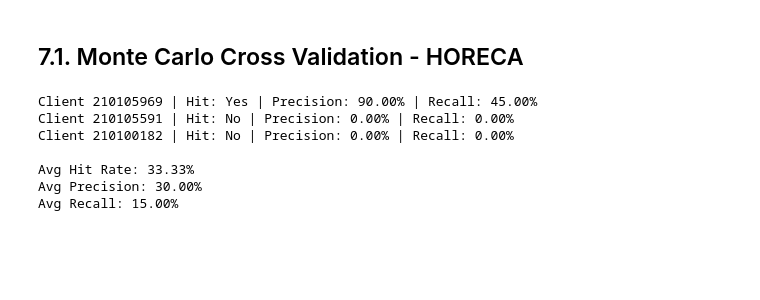
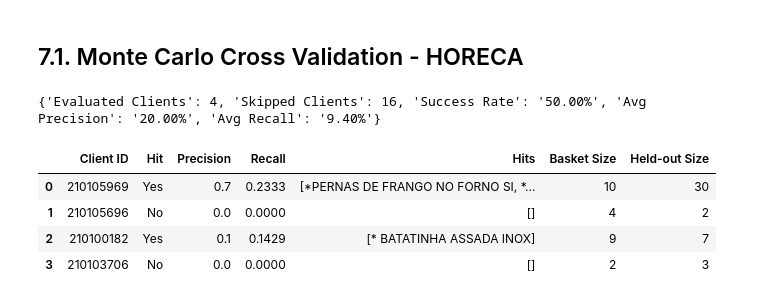
Before and after one commit to gugaaa1904/BC, a Jupyter notebook: Case 3 pt.2.ipynb, the cells around one changed output. Cells and saved outputs as stored; diff of their text form; code cells hidden in the pictures; blank space fills up the shorter version.

```diff
--- a/Case 3 pt.2.ipynb
+++ b/Case 3 pt.2.ipynb
@@ -1056,11 +1061,12 @@ Avg Recall: 11.36%
 # %% [markdown]
 ## 7.1. Monte Carlo Cross Validation - HORECA
 # %%
-def monte_carlo_cross_validation_horeca(data, rules_df, similarities, cutoff='2022-10-01', top_n=10, similarity_metric='cosine'):
-    top_clients = data['Client ID'].value_counts().head(10).index.tolist()
+def monte_carlo_cross_validation_horeca(data, rules_df, similarities, cutoff='2022-12-01', top_n=10, similarity_metric='cosine'):
+    top_clients = data['Client ID'].value_counts().head(20).index.tolist()
     hit_counts = []
     precision_scores = []
     recall_scores = []
+    detailed_results = []
 
     for client_id in top_clients:
         client_data = data[data['Client ID'] == client_id].copy()
@@ -1086,8 +1092,9 @@ def monte_carlo_cross_validation_horeca(data, rules_df, similarities, cutoff='20
 
         held_out = set(future_basket)
         current_basket = set(obs_basket)
+        recs = checkout_recommendations(current_basket, rules_df, similarities, top_n=top_n, similarity_metric=similarity_metric)
+        recs = recs.head(top_n)
 
-        recs = checkout_recommendations(current_basket, rules_df, similarities, top_n=top_n, similarity_metric=similarity_metric)
         if recs.empty or 'Recommended Item' not in recs.columns:
             continue
 
@@ -1095,33 +1102,48 @@ def monte_carlo_cross_validation_horeca(data, rules_df, similarities, cutoff='20
         hits = held_out.intersection(recommended_items)
         precision = len(hits) / top_n
         recall = len(hits) / len(held_out)
-
-        hit_counts.append(len(hits) > 0)
+        hit = len(hits) > 0
+        hit_counts.append(hit)
         precision_scores.append(precision)
         recall_scores.append(recall)
 
-        print(f"Client {client_id} | Hit: {'Yes' if hits else 'No'} | Precision: {precision:.2%} | Recall: {recall:.2%}")
+        detailed_results.append({
+            'Client ID': client_id,
+            'Hit': 'Yes' if hit else 'No',
+            'Precision': round(precision, 4),
+            'Recall': round(recall, 4),
+            'Hits': list(hits),
+            'Basket Size': len(current_basket),
+            'Held-out Size': len(held_out)})
 
-    if precision_scores:
-        print(f"\nAvg Hit Rate: {sum(hit_counts) / len(hit_counts):.2%}")
-        print(f"Avg Precision: {sum(precision_scores) / len(precision_scores):.2%}")
-        print(f"Avg Recall: {sum(recall_scores) / len(recall_scores):.2%}")
+    results_df = pd.DataFrame(detailed_results)
+    summary = {}
+
+    if not results_df.empty:
+        summary = {
+            'Evaluated Clients': len(results_df),
+            'Skipped Clients': len(top_clients) - len(results_df),
+            'Success Rate': f"{(sum(hit_counts) / len(results_df)) * 100:.2f}%" if results_df.shape[0] else "N/A",
+            'Avg Precision': f"{(sum(precision_scores) / len(results_df)) * 100:.2f}%" if results_df.shape[0] else "N/A",
+            'Avg Recall': f"{(sum(recall_scores) / len(results_df)) * 100:.2f}%" if results_df.shape[0] else "N/A"}
+        print(summary)
+        display(results_df)
     else:
         print("Not enough data to evaluate.")
+
+    return results_df, summary
 # %%
-monte_carlo_cross_validation_horeca(
+results_df, summary = monte_carlo_cross_validation_horeca(
     data=horeca,
     rules_df=horeca_rules,
     similarities=horeca_similarity,
     cutoff='2022-12-01',
     top_n=10,
-    similarity_metric='cosine'
-)
+    similarity_metric='cosine')
 # %% [output]
-Client 210105969 | Hit: Yes | Precision: 90.00% | Recall: 45.00%
-Client 210105591 | Hit: No | Precision: 0.00% | Recall: 0.00%
-Client 210100182 | Hit: No | Precision: 0.00% | Recall: 0.00%
-
-Avg Hit Rate: 33.33%
-Avg Precision: 30.00%
-Avg Recall: 15.00%
+{'Evaluated Clients': 4, 'Skipped Clients': 16, 'Success Rate': '50.00%', 'Avg Precision': '20.00%', 'Avg Recall': '9.40%'}
+|  | Client ID | Hit | Precision | Recall | Hits | Basket Size | Held-out Size |
+| 0 | 210105969 | Yes | 0.7 | 0.2333 | [*PERNAS DE FRANGO NO FORNO SI, *... | 10 | 30 |
+| 1 | 210105696 | No | 0.0 | 0.0000 | [] | 4 | 2 |
+| 2 | 210100182 | Yes | 0.1 | 0.1429 | [* BATATINHA ASSADA INOX] | 9 | 7 |
+| 3 | 210103706 | No | 0.0 | 0.0000 | [] | 2 | 3 |
```
Also changed, not shown: parts of 16 cells of this notebook, 1 other file.
